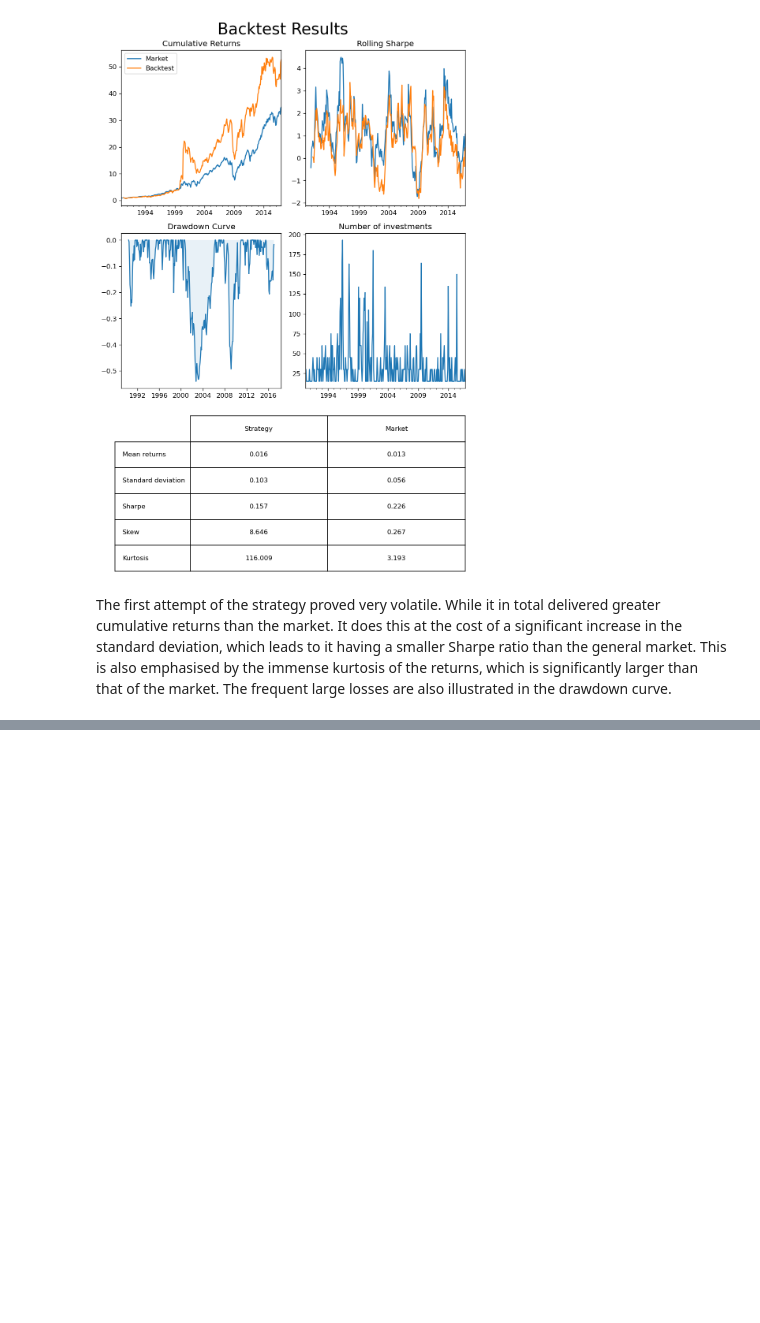
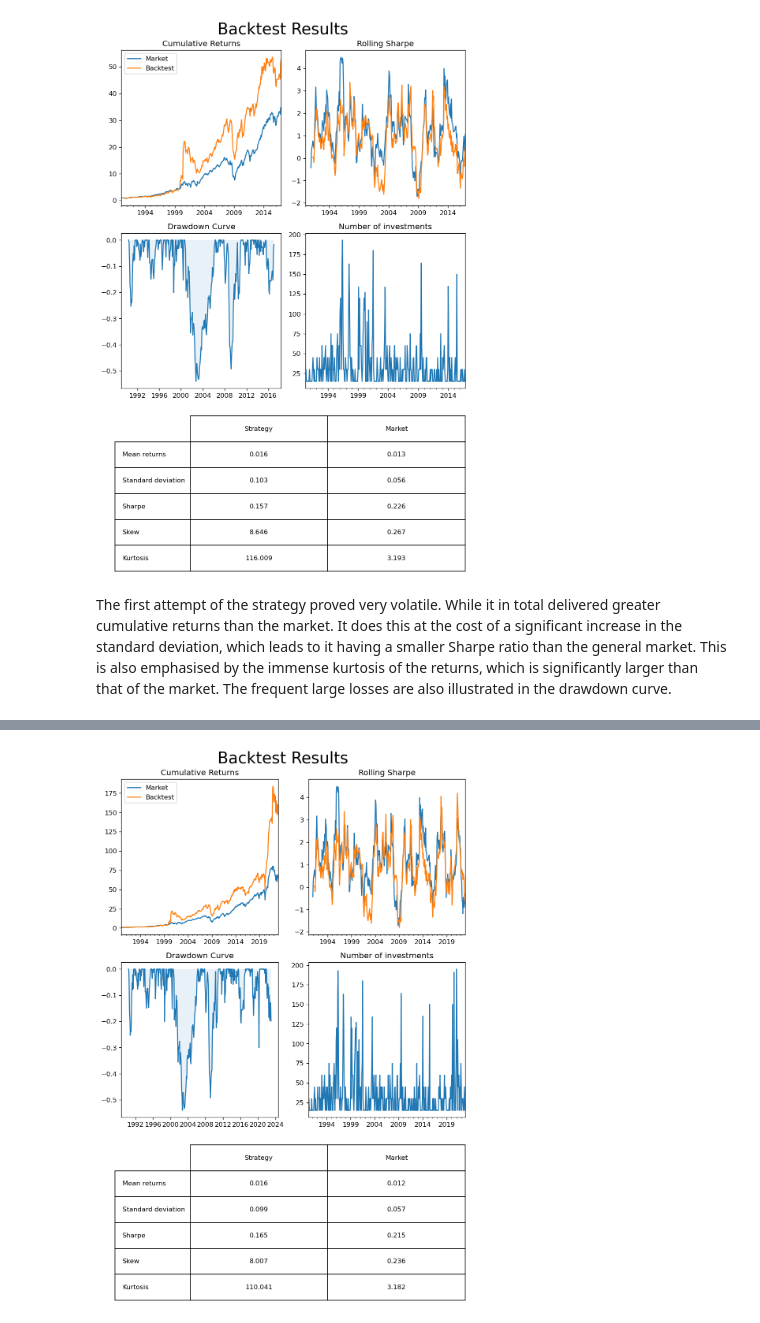
Before and after one commit to hjalmarheld/financial_analysis, a Jupyter notebook: backtesting.ipynb, the cells around one changed output, grey strips where cells are left out. Saved outputs shown, nothing was run; the diff lists cells and outputs as text; code cells hidden in the pictures; blank space fills up the shorter version.

```diff
--- a/backtesting.ipynb
+++ b/backtesting.ipynb
@@ -77,22 +78,27 @@ Below these parameters are chosen arbitrarily in a first attempt, however, we wi
 # %%
 from strategy import ClusterMomentum
 
-n = 3
-f = 1
-v = 0.9
-k = 15
+initial_params = {
+    'n' : 3,
+    'f' : 1,
+    'v' : 0.9,
+    'k' : 15}
 
 # create new backtester object
 backtester = BackTester()
 
 # create strategy object
-clustermomentum = ClusterMomentum(n_clusters=k, variance=v)
+clustermomentum = ClusterMomentum(
+    n_clusters=initial_params['k'],
+    variance=initial_params['v']
+)
 
 # run backtest
 backtester.rolling_test(
     strategy=clustermomentum.strategy,
-    n_prices=n,
-    frequency=f
+    n_prices=initial_params['n'],
+    n_ratios=1,
+    frequency=initial_params['f']
 )
 
 # analyse backtest results
@@ -134,0 +186,21 @@ study.optimize(objective, n_trials=30, n_jobs=-1, show_progress_bar=True)
+# %%
+# try with initial parameters
+
+# create strategy object
+clustermomentum = ClusterMomentum(
+    n_clusters=initial_params['k'],
+    variance=initial_params['v']
+)
+
+# run backtest
+backtester.rolling_test(
+    strategy=clustermomentum.strategy,
+    n_prices=initial_params['n'],
+    n_ratios=1,
+    frequency=initial_params['f']
+)
+
+# analyse backtest results
+metrics = backtester.analyse()
+# %% [output]
+[figure, added]
```
Also changed, not shown: parts of 11 cells of this notebook, 10 other files.
